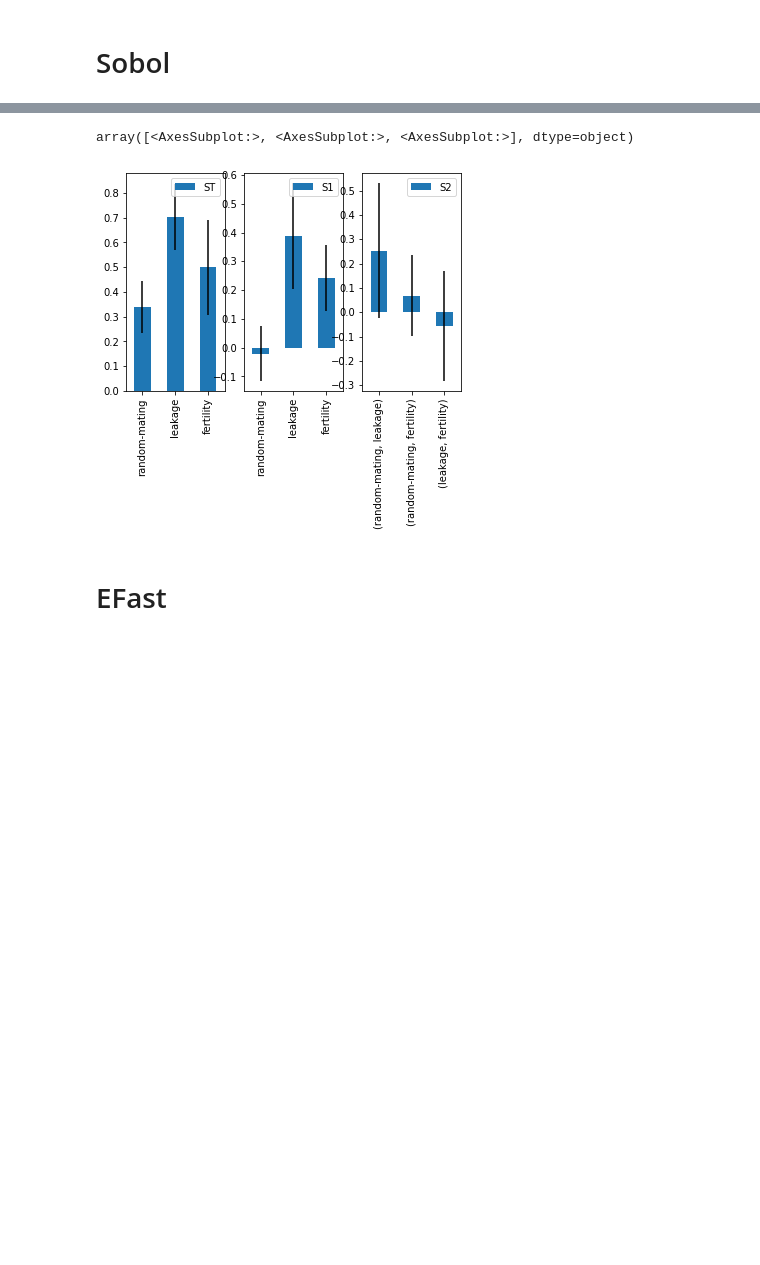
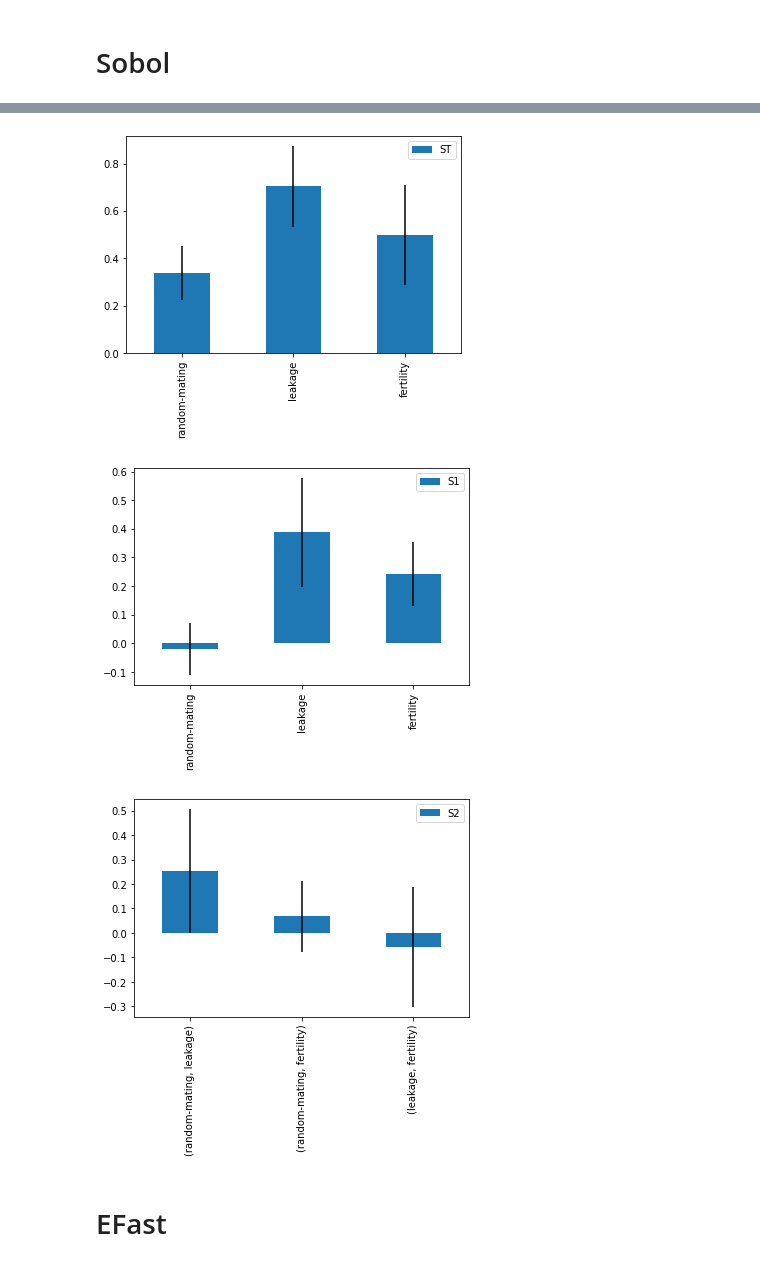
Before and after one commit to sdaza/obesity-dem-heritability, a Jupyter notebook: notebooks/parameter-sampling.ipynb, the cells around one changed output, grey strips where cells are left out. Drawn from its saved outputs; the diff is of its cells as text; code cells hidden in the pictures; blank space fills up the shorter version.

```diff
--- a/notebooks/parameter-sampling.ipynb
+++ b/notebooks/parameter-sampling.ipynb
@@ -1,13 +1,14 @@
 # %% [markdown]
 # Sensitivity analysis
 # %%
-from SALib.sample import saltelli
-from SALib.sample import fast_sampler
-from SALib.analyze import sobol
+from SALib.sample import saltelli, fast_sampler
+from SALib.analyze import sobol, fast
+from SALib.plotting.bar import plot as barplot
 import numpy as np
 import pandas as pd
 import os
 import glob
+import matplotlib.pyplot as plt
 
 # function for reading csv files
 def pd_read_pattern(pattern, sep):
@@ -25,6 +26,20 @@ def removeFiles(pattern):
             os.remove(file)
         except:
             print("Error while deleting file : ", file)
+
+# read output files
+def readOutput(read_raw_files, path, output_path, result_file_name, parameter_file_name):
+    if (read_raw_files):
+        df = pd_read_pattern(path + "group*.csv", sep=";")
+        params = pd_read_pattern(path + "par*.csv", sep=";")
+        df.iteration = df.iteration.astype(float)
+        df = df.sort_values(by=['iteration'])
+        df.to_csv(output_path + result_file_name + ".csv", index=False)
+        params.to_csv(output_path + parameter_file_name + ".csv", index=False)
+    else:
+        df = pd.read_csv(output_path + result_file_name + ".csv")
+
+    return df
 # %%
 # parameter dictionary
 problem = {
@@ -53,0 +62,5 @@ Y = df.g4.to_numpy()
+# %%
+df = readOutput(False, "../models/fertility-BMI/output/", "../output/data/",
+    "results-sobol", "param-anylogic-sobol")
+Y = df.g4.to_numpy()
+len(Y)
@@ -69,8 +84,16 @@ fertility      0.241893  0.116106
-# %%
-Si.plot()
-# %% [output]
-array([<AxesSubplot:>, <AxesSubplot:>, <AxesSubplot:>], dtype=object)
-[figure, removed]
+# %%
+total, first, second = Si.to_df()
+# %%
+st = barplot(total)
+plt.savefig("../output/plots/sobol-st.pdf", bbox_inches='tight')
+s1 = barplot(first)
+plt.savefig("../output/plots/sobol-s1.pdf", bbox_inches='tight')
+s2 = barplot(second)
+plt.savefig("../output/plots/sobol-s2.pdf", bbox_inches='tight')
+# %% [output]
+[figure, added]
+[figure, added]
+[figure, added]
 # %% [markdown]
 # EFast
 # %%
```
Also changed, not shown: parts of 7 cells of this notebook, 8 other files.
